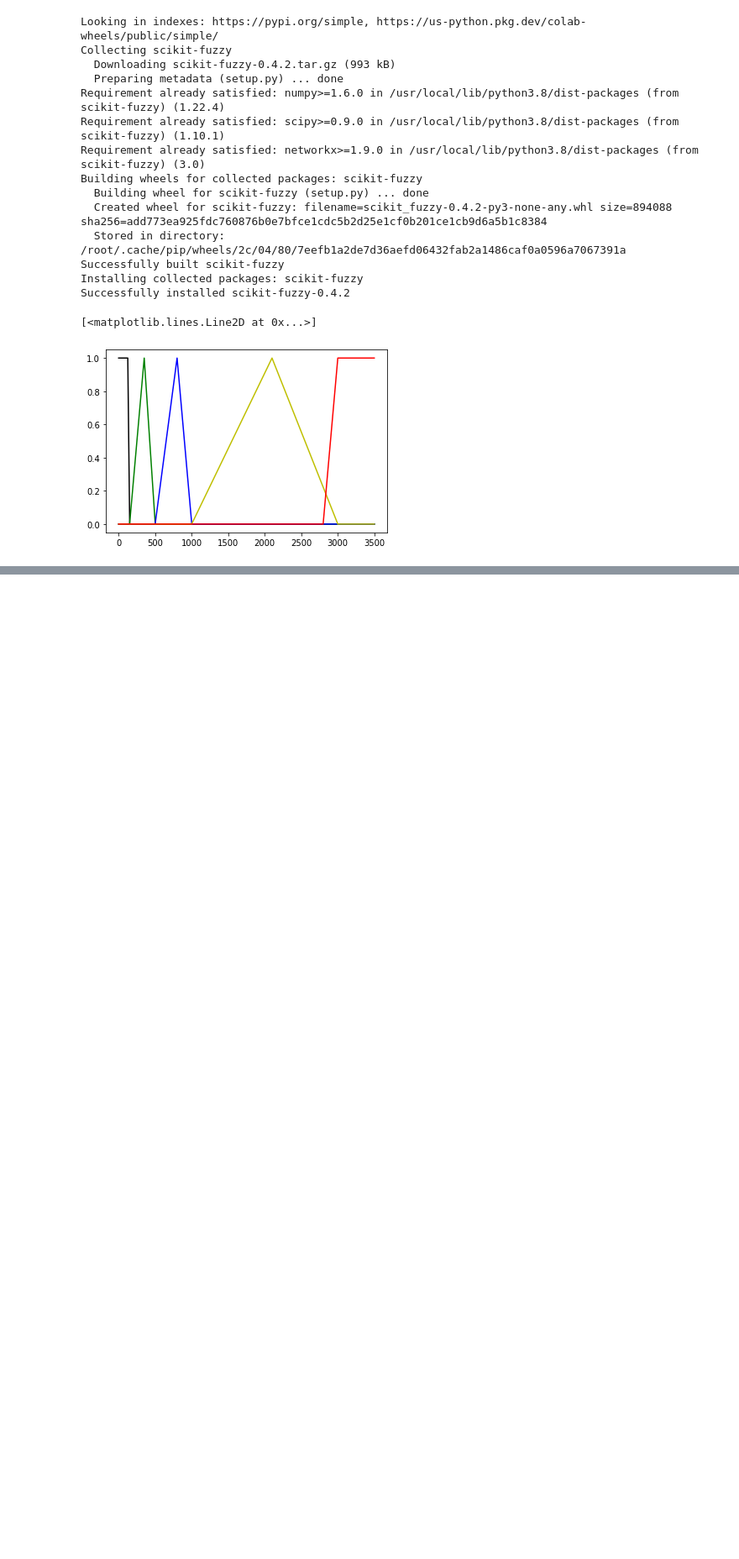
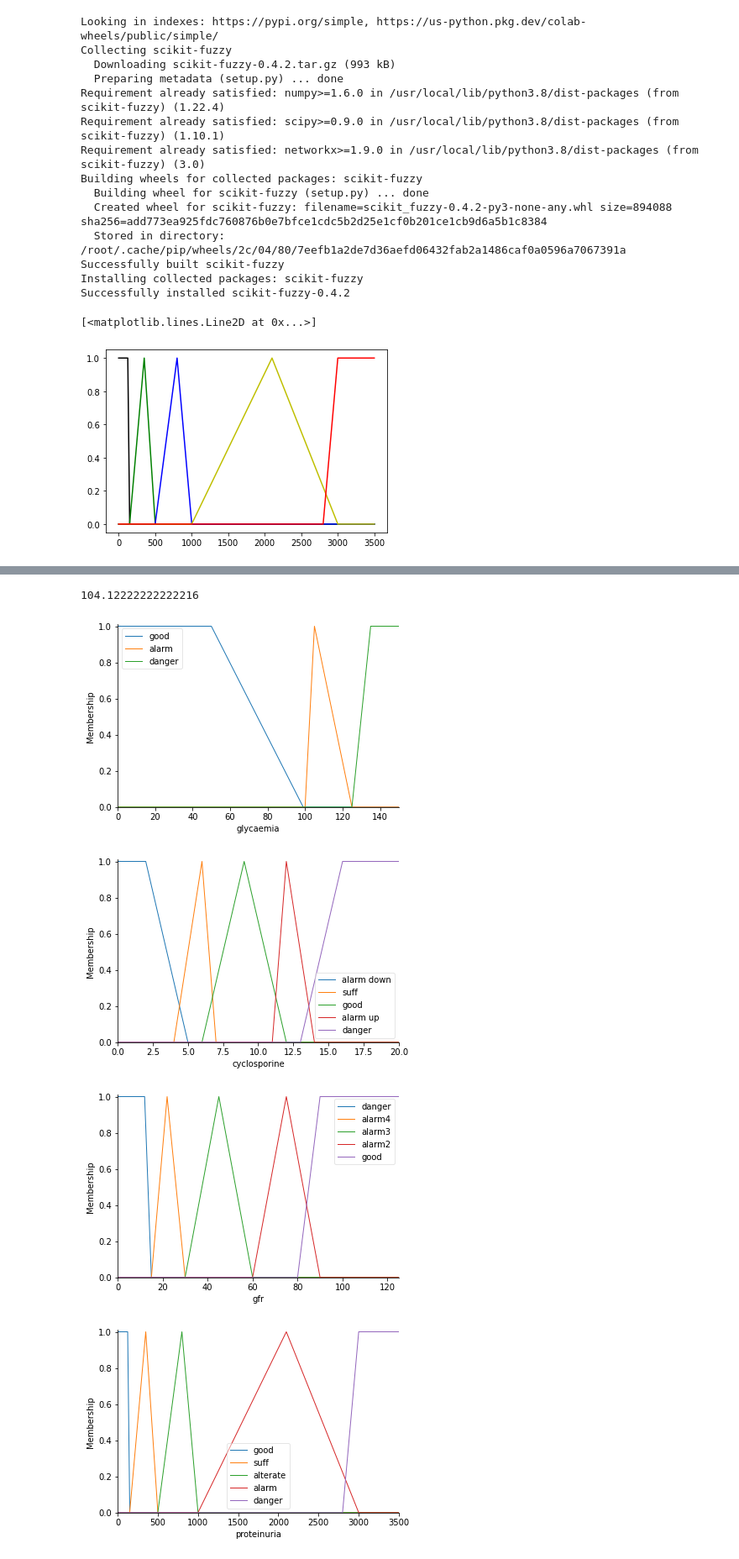
Before and after one commit to hodangtu01/HOMEWORK1---AI, a Jupyter notebook: Fuzzy_logic_based_clinical_decision_support_system_for_the_evaluation_of_renal_function_in_post_Transplant_Patients.ipynb, the cells around one changed output, grey strips where cells are left out. Shown: that part at 84% size. Drawn from its saved outputs; the diff is of its cells as text; code cells hidden in the pictures; blank space fills up the shorter version.

```diff
--- a/Fuzzy_logic_based_clinical_decision_support_system_for_the_evaluation_of_renal_function_in_post_Transplant_Patients.ipynb
+++ b/Fuzzy_logic_based_clinical_decision_support_system_for_the_evaluation_of_renal_function_in_post_Transplant_Patients.ipynb
@@ -131,0 +180,65 @@ proteinuria.view(sim = tipping)
+# %%
+#GfrFI
+from skfuzzy.control.controlsystem import Antecedent
+import numpy as np
+import  skfuzzy as fuzz
+from skfuzzy import control as ctrl
+
+# Với biến đầu ra là proteinuria chú ý sử dụng: Consequent
+
+glycaemia     = ctrl.Antecedent(np.arange(0,151,1),'glycaemia')
+cyclosporine  = ctrl.Antecedent(np.arange(0,21,1),'cyclosporine')
+gfr           = ctrl.Consequent(np.arange(0,126,1),'gfr')
+
+
+# Tạo hàm liên thuộc
+# Lấy biến glycaemia với normal --> good, impaired --> alarm,  diabetes --> danger với hàm trimf,trapmf (universe) hàm phổ quát lấy giá trị mảng food để truyền vào
+glycaemia['good'] = fuzz.trapmf(glycaemia.universe,[0,0,50,99])
+glycaemia['alarm'] = fuzz.trimf(glycaemia.universe,[100,105,125])
+glycaemia['danger'] = fuzz.trapmf(glycaemia.universe,[125,135,150,150])
+
+# Lấy biến cyclosporine với alarm down , sufficient --> suff,  good, alarm up, danger với hàm trimf,trapmf (universe) hàm phổ quát lấy giá trị mảng food để truyền vào
+cyclosporine['alarm down'] = fuzz.trapmf(cyclosporine.universe,[0, 0, 2, 5])
+cyclosporine['suff'] = fuzz.trimf(cyclosporine.universe,[4, 6, 7])
+cyclosporine['good'] = fuzz.trimf(cyclosporine.universe,[6, 9, 12])
+cyclosporine['alarm up'] = fuzz.trimf(cyclosporine.universe,[11, 12 ,14])
+cyclosporine['danger'] = fuzz.trapmf(cyclosporine.universe,[13, 16, 20, 20])
+
+# Lấy biến gfr với Stage 5 – danger, Stage 4 - Alarm 4, Stage 3 - Alarm 3,  Stage 2 - Alarm 2	, Stage 1 – good với hàm trimf,trapmf (universe) hàm phổ quát lấy giá trị mảng food để truyền vào
+gfr['danger'] = fuzz.trapmf(gfr.universe,[0, 0, 12, 15])
+gfr['alarm4'] = fuzz.trimf(gfr.universe,[15, 22, 30])
+gfr['alarm3'] = fuzz.trimf(gfr.universe,[30, 45, 60])
+gfr['alarm2'] = fuzz.trimf(gfr.universe,[60, 75, 90])
+gfr['good']   = fuzz.trapmf(gfr.universe,[80, 90, 125, 125])
+
+glycaemia.view()
+cyclosporine.view()
+gfr.view()
+
+
+# Tạo luật
+rule1 = ctrl.Rule(glycaemia['danger'] & cyclosporine['danger'] , gfr['danger'])
+rule2 = ctrl.Rule(glycaemia['good'] & cyclosporine['danger'] , gfr['alarm3'])
+rule3 = ctrl.Rule(glycaemia['alarm'] & cyclosporine['alarm up'] , gfr['alarm4'])
+rule4 = ctrl.Rule(glycaemia['good'] & cyclosporine['suff'] , gfr['alarm2'])
+rule5 = ctrl.Rule(glycaemia['good'] & cyclosporine['good'] , gfr['good'])
+rule6 = ctrl.Rule(glycaemia['alarm'] & cyclosporine['good'] , gfr['alarm2'])
+rule7 = ctrl.Rule(glycaemia['danger'] & cyclosporine['good'] , gfr['alarm3'])
+#rule8 = ctrl.Rule(glycaemia['good'] & cyclosporine['alarm down'] , gfr['alarm2'])
+
+
+# Thu thập dữ liệu ControlSystem
+# Học dữ liệu SystemSimulation --> Truyền giá trị (đọc từ cảm biến)(thường đưa vào vòng lặp để quét)-->compute để tính toán
+tipping_ctrl = ctrl.ControlSystem([rule1, rule2, rule3, rule4, rule5, rule6, rule7])
+tipping = ctrl.ControlSystemSimulation(tipping_ctrl)
+tipping.input['glycaemia'] = 10
+tipping.input['cyclosporine'] = 8
+tipping.compute()
+print(tipping.output['gfr'])
+proteinuria.view(sim = tipping)
+# %% [output]
+104.12222222222216
+[figure, added]
+[figure, added]
+[figure, added]
+[figure, added]
```
Also changed, not shown: parts of 2 cells of this notebook.
